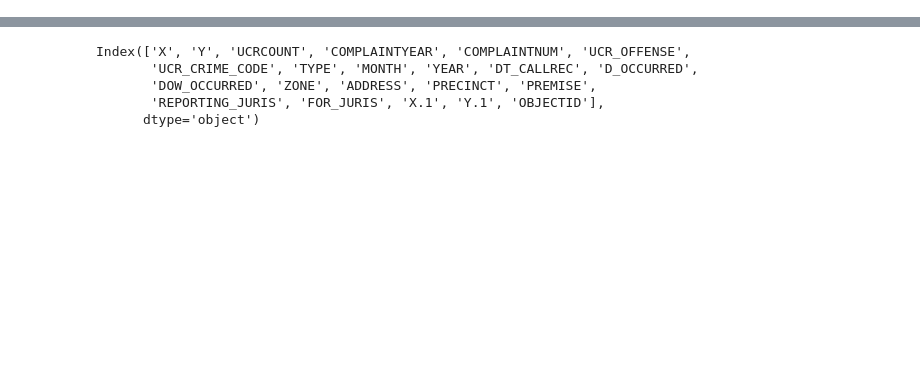
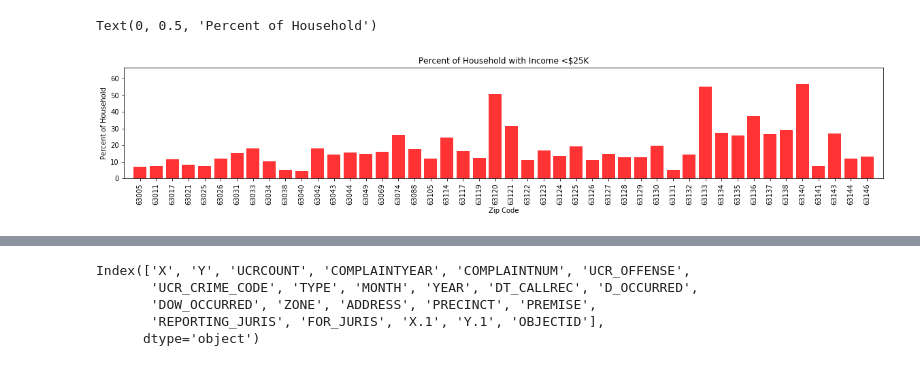
Before and after one commit to crchunn/DataVis-Proj1, a Jupyter notebook: Zipcode.ipynb, the cells around one changed output, grey strips where cells are left out. Saved outputs shown, nothing was run; the diff lists cells and outputs as text; code cells hidden in the pictures; blank space fills up the shorter version.

```diff
--- a/Zipcode.ipynb
+++ b/Zipcode.ipynb
@@ -15,0 +50,16 @@ crime_df = pd.read_csv(crime)
+# %%
+# Merge new income group info and the busisness info
+business_incomegroup = pd.merge(newincomegroup_df,businessbyzip_df,on='Zip Code',how='outer')
+#business_incomegroup
+# %%
+#Import population information
+population_df = pd.read_excel (r'St Louis County Zip Population.xlsx')
+populationclean_df = population_df[["Zip Code", "Population"]]
+#populationclean_df.rename(columns={'ZIP Code':'Zip Code'}, inplace=True)
+#populationclean_df
+# %%
+#Merge population info into the business and income DFs)
+businessincomepop = pd.merge(business_incomegroup,populationclean_df,on='Zip Code',how='outer')
+#businessindex = number of business per 1000 people
+businessincomepop["Business Index"] = 1000*businessincomepop["Sum of Business"]/businessincomepop["Population"]
+businessincomepop.head(50)
@@ -15,0 +84,4 @@ crime_df = pd.read_csv(crime)
+# %%
+#Drop any missing values
+combinedclean = businessincomepop.dropna()
+combinedclean.head(10)
@@ -15,0 +100,17 @@ crime_df = pd.read_csv(crime)
+# %%
+# Create bar plots showing
+# Set x axis and tick locations
+x_axis = np.arange(len(combinedclean))
+tick_locations = [value for value in x_axis]
+plt.figure(figsize=(20,3))
+plt.bar(x_axis, combinedclean["Less than 25k"], color='r', alpha=0.8, align="center")
+plt.xticks(tick_locations, combinedclean["Zip Code"], rotation="vertical")
+# Set x and y limits
+plt.xlim(-1, len(x_axis))
+plt.ylim(0, max(combinedclean["Less than 25k"])+10)
+plt.title("Percent of Household with Income <$25K")
+plt.xlabel("Zip Code")
+plt.ylabel("Percent of Household")
+# %% [output]
+Text(0, 0.5, 'Percent of Household')
+[figure, added]
```
Also changed, not shown: parts of 30 cells of this notebook.
